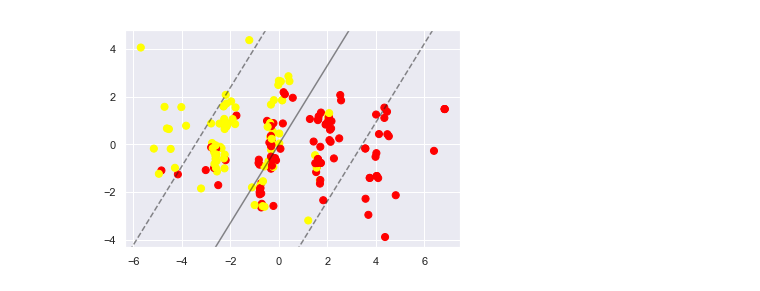
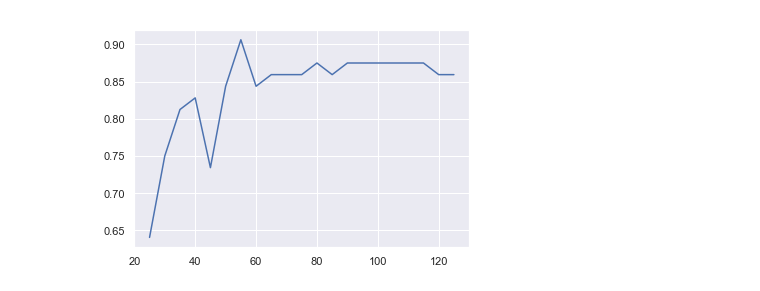
Before and after one commit to haldenl/codar, a Jupyter notebook: learn/learn.ipynb, the cells around one changed output. Saved outputs shown, nothing was run; the diff lists cells and outputs as text; code cells hidden in the pictures.

```diff
--- a/learn/learn.ipynb
+++ b/learn/learn.ipynb
@@ -73,40 +73,62 @@ def plot_svc_decision_function(model, ax=None, plot_support=False):
     ax.set_xlim(xlim)
     ax.set_ylim(ylim)
 
-def train_and_eval(X, y, calibration=False, plot=False):
-    X_train, X_test, y_train, y_test = train_test_split(X, y, test_size=0.33, random_state=42)
 
-    model = LinearSVC(fit_intercept=0)
+def train_and_eval(model, X, y, test_split=0.33):
+    """train and eval the model using data X, y"""
 
-    if calibration:
-        model = CalibratedClassifierCV(model, cv=5)
-
+    X_train, X_test, y_train, y_test = train_test_split(X, y, test_size=test_split, random_state=42)
     model.fit(X_train, y_train)
 
     print("training accuracy: {}".format(model.score(X_train, y_train)))
     print("test accuracy: {}".format(model.score(X_test, y_test)))
 
-    if plot and X.shape[1] == 2 and calibration == False:
-        # plot ground truth labels and decision boundary
-        plt.scatter(X[:, 0], X[:, 1], c=y, s=50, cmap='autumn');
-        plot_svc_decision_function(model)
 
-    return model
+def active_learn(model, X, y, test_split=0.33, sample_func="entropy"):
+    """active learning loop"""
 
-def cross_entropy_sampling(X_pool, probs):
-    pass
+    X_train, X_test, y_train, y_test = train_test_split(X, y, test_size=test_split, random_state=42)
+    X_label, X_pool, y_label, y_pool = train_test_split(X_train, y_train, test_size=0.8, random_state=43)
 
+    X_label, y_label = list(X_label), list(y_label)
+    X_pool, y_pool = list(X_pool), list(y_pool)
 
-class ActiveLearn(object):
-    def __init__(self, X, y, X_pool):
-        self.X = X
-        self.y = y
-        self.X_pool = X_pool
-        self.model = LinearSVC(fit_intercept=0)
+    sample_size = 5
 
-    def train(self):
-        model = LinearSVC(fit_intercept=0)
-        model.fit(self.X, self.y)
+    train_size = []
+    acc_list = []
+    while len(X_pool) > 0:
+        model.fit(X_label, y_label)
+
+        acc = model.score(X_test, y_test)
+        acc_list.append(acc)
+        train_size.append(len(X_label))
+
+        # different sample function to obtain new data
+        if sample_func == "entropy":
+            # entropy based sampling
+            prob_vals = model.predict_proba(X_pool)
+            entropy_uncertainty = (-prob_vals * np.log2(prob_vals)).sum(axis=1)
+            selections = (np.argsort(entropy_uncertainty)[::-1])[:sample_size]
+        elif sample_func == "margin":
+            # entropy based sampling
+            prob_vals = model.predict_proba(X_pool)
+            rev = np.sort(prob_vals, axis=1)[:, ::-1]
+            values = rev[:, 0] - rev[:, 1]
+            selections = np.argsort(values)[:sample_size]
+        elif sample_func == "random":
+            selections = np.random.choice(list(range(len(X_pool))), sample_size)
+
+        X_label = X_label + [v for i,v in enumerate(X_pool) if i in selections]
+        y_label = y_label + [v for i,v in enumerate(y_pool) if i in selections]
+
+        X_pool = [v for i,v in enumerate(X_pool) if i not in selections]
+        y_pool = [v for i,v in enumerate(y_pool) if i not in selections]
+
+    plt.plot(train_size, acc_list)
+    plt.show()
+    #print(acc_list)
+
 
 with open("pairs.json", "r") as f:
     pairs = json.load(f)
@@ -117,14 +139,30 @@ with open("pairs.json", "r") as f:
             continue
         data.append((feature, label))
     all_features = list(set([k for p in data for k in p[0].keys()]))
+
     X = np.array([[(p[0][feature_name] if feature_name in p[0] else 0)
                     for feature_name in all_features] for p in data])
     y = np.array([p[1] for p in data])
 
-    train_and_eval(X, y, True)
+    print("=== training with full data ===")
+    # training with the full data
+    model = CalibratedClassifierCV(LinearSVC(fit_intercept=0), cv=5)
+    #train_and_eval(model, X, y)
+    active_learn(model, X, y, sample_func="entropy")
+    active_learn(model, X, y, sample_func="margin")
+    active_learn(model, X, y, sample_func="random")
 
+    print("\n")
+    print("=== training with 2d PCA data for plotting ===")
+
+    # training with 2d data for plotting
     pca = PCA(n_components=2)
     pca.fit(X)
     X2d = pca.transform(X)
-    train_and_eval(X2d, y, calibration=False, plot=True)
+    model = LinearSVC(fit_intercept=0)
+    train_and_eval(model, X2d, y)
+
+    # plot ground truth labels and decision boundary
+    plt.scatter(X2d[:, 0], X2d[:, 1], c=y, s=50, cmap='autumn');
+    plot_svc_decision_function(model)
 # %% [output]
@@ -135 +170 @@ test accuracy: 0.765625
-[figure, old version]
+[figure, new version]
```
Also changed, not shown: parts of 1 cell of this notebook.
